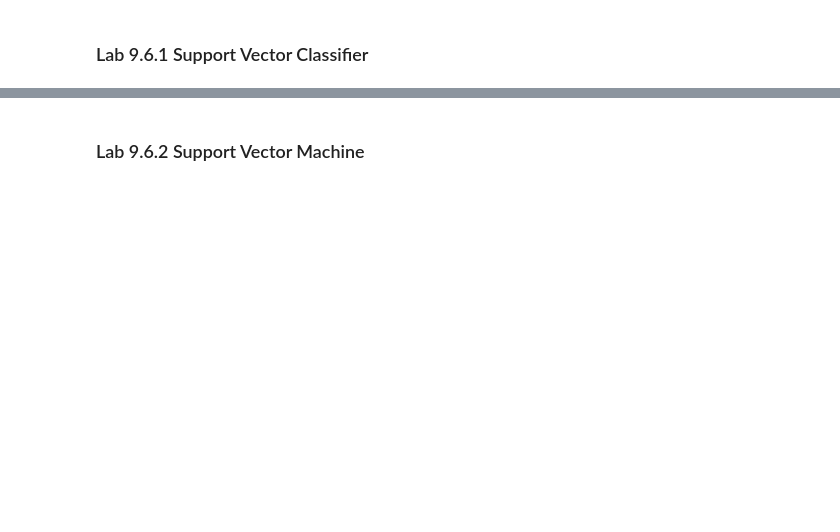
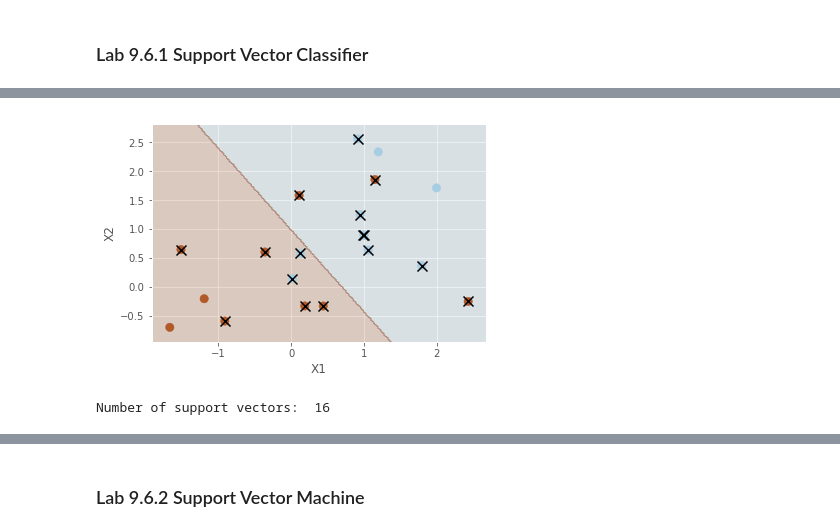
Before and after one commit to 0liu/ISLR, a Jupyter notebook: Chapter 9 Support Vector Machines.ipynb, the cells around one changed output, grey strips where cells are left out. Saved outputs shown, nothing was run; the diff lists cells and outputs as text; code cells hidden in the pictures; blank space fills up the shorter version.

```diff
--- a/Chapter 9 Support Vector Machines.ipynb
+++ b/Chapter 9 Support Vector Machines.ipynb
@@ -40,0 +87,8 @@ mpl.style.use('ggplot')
+# %%
+# When using a smaller cost parameter (C=0.1) the margin is wider, resulting in more support vectors.
+svc2 = SVC(C=0.1, kernel='linear')
+svc2.fit(X, y)
+plot_svc(svc2, X, y)
+# %% [output]
+[figure, added]
+Number of support vectors:  16
```
Also changed, not shown: parts of 34 cells of this notebook.
